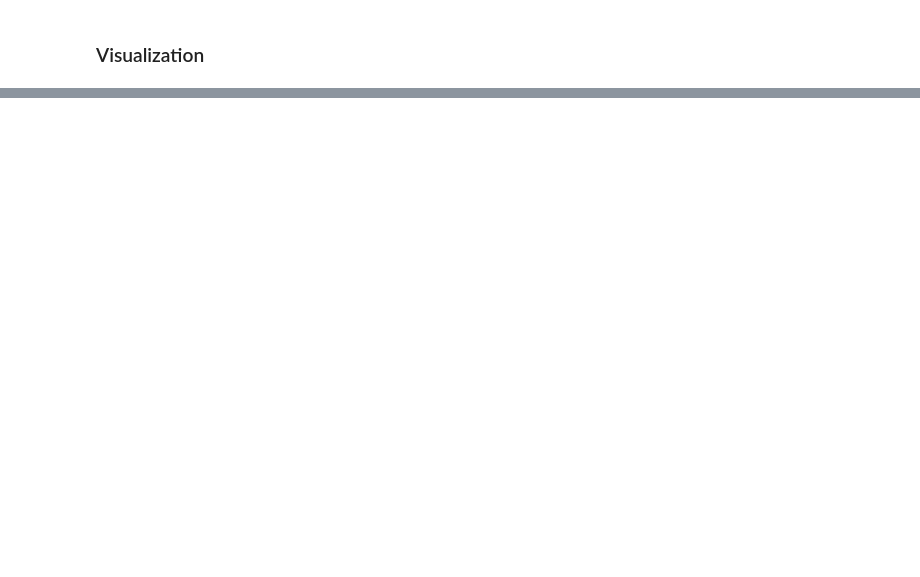
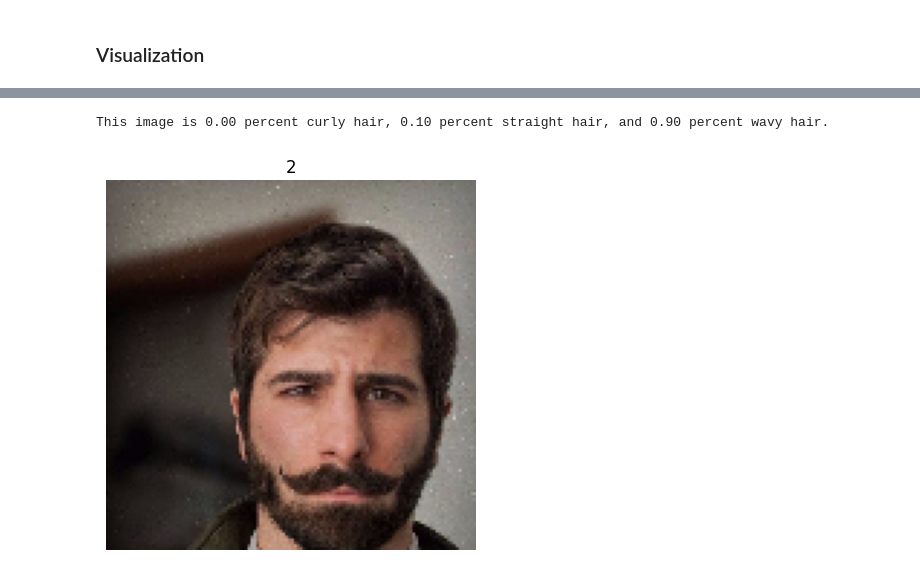
Before and after one commit to KyleZrey/hair-type-cnn, a Jupyter notebook: final.ipynb, the cells around one changed output, grey strips where cells are left out. Saved outputs shown, nothing was run; the diff lists cells and outputs as text; code cells hidden in the pictures; blank space fills up the shorter version.

```diff
--- a/final.ipynb
+++ b/final.ipynb
@@ -209,2 +247,17 @@ plt.show()
+# %%
+# straight validation example
+i = 24
+print(
+    "This image is %.2f percent curly hair, %.2f percent straight hair, and %.2f percent wavy hair."
+    % tuple(predictions[i])
+)
+
+plt.imshow(img_array[i].astype("uint8"))
+plt.title(int(np.argmax(label_array[i])))
+plt.axis("off")
+plt.show()
+# %% [output]
+This image is 0.00 percent curly hair, 0.10 percent straight hair, and 0.90 percent wavy hair.
+[figure, added]
 # %%
 img = keras.preprocessing.image.load_img(
```
Also changed, not shown: parts of 9 cells of this notebook, 3 other files.
